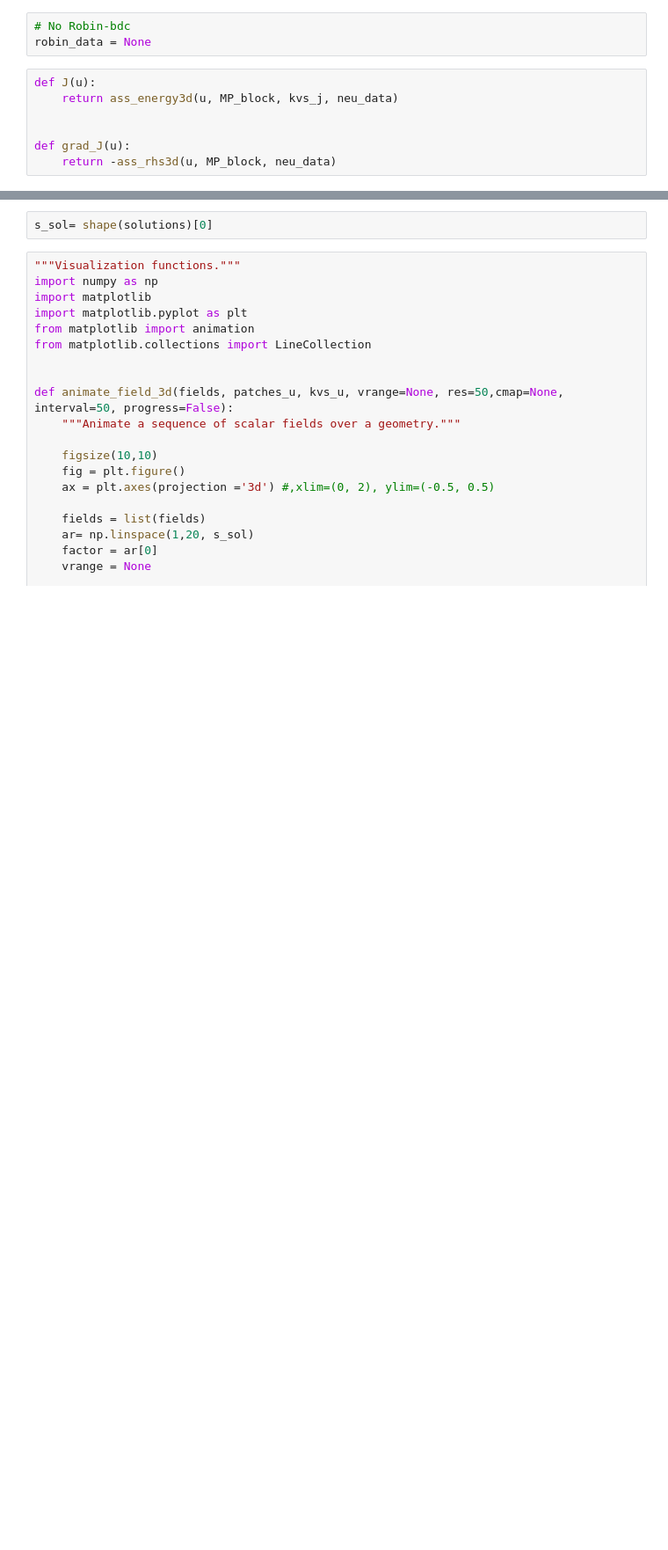
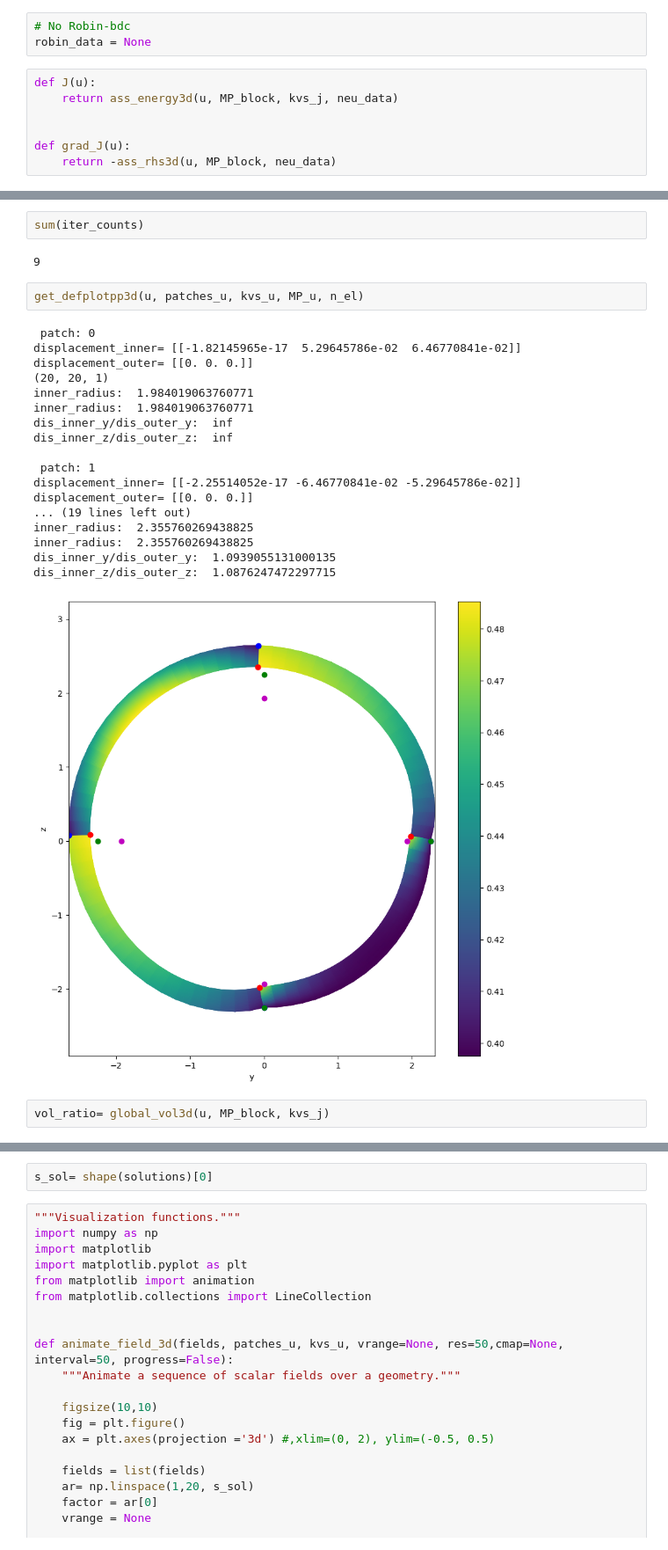
Before and after one commit to mh-0456/pyiga, a Jupyter notebook: notebooks/nonlinear_loading_artery3D_DC2.ipynb, the cells around one changed output, grey strips where cells are left out. Shown at 88% size. Saved outputs shown, nothing was run; the diff lists cells and outputs as text; blank space fills up the shorter version.

```diff
--- a/notebooks/nonlinear_loading_artery3D_DC2.ipynb
+++ b/notebooks/nonlinear_loading_artery3D_DC2.ipynb
@@ -576,0 +803,27 @@ get_defplotC(u, patches_u, kvs_u, MP_u)
+# %%
+sum(iter_counts)
+# %% [output]
+9
+# %%
+get_defplotpp3d(u, patches_u, kvs_u, MP_u, n_el)
+# %% [output]
+ patch: 0
+displacement_inner= [[-1.82145965e-17  5.29645786e-02  6.46770841e-02]]
+displacement_outer= [[0. 0. 0.]]
+(20, 20, 1)
+inner_radius:  1.984019063760771
+inner_radius:  1.984019063760771
+dis_inner_y/dis_outer_y:  inf
+dis_inner_z/dis_outer_z:  inf
+
+ patch: 1
+displacement_inner= [[-2.25514052e-17 -6.46770841e-02 -5.29645786e-02]]
+displacement_outer= [[0. 0. 0.]]
+... (19 lines left out)
+inner_radius:  2.355760269438825
+inner_radius:  2.355760269438825
+dis_inner_y/dis_outer_y:  1.0939055131000135
+dis_inner_z/dis_outer_z:  1.0876247472297715
+[figure, added]
+# %%
+vol_ratio= global_vol3d(u, MP_block, kvs_j)
```
Also changed, not shown: parts of 37 cells of this notebook, 13 other files.
